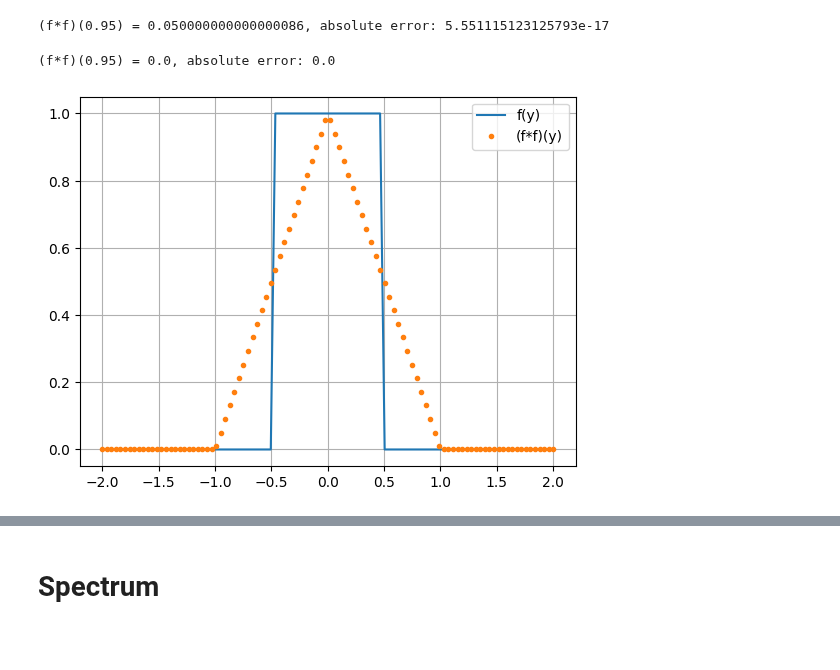
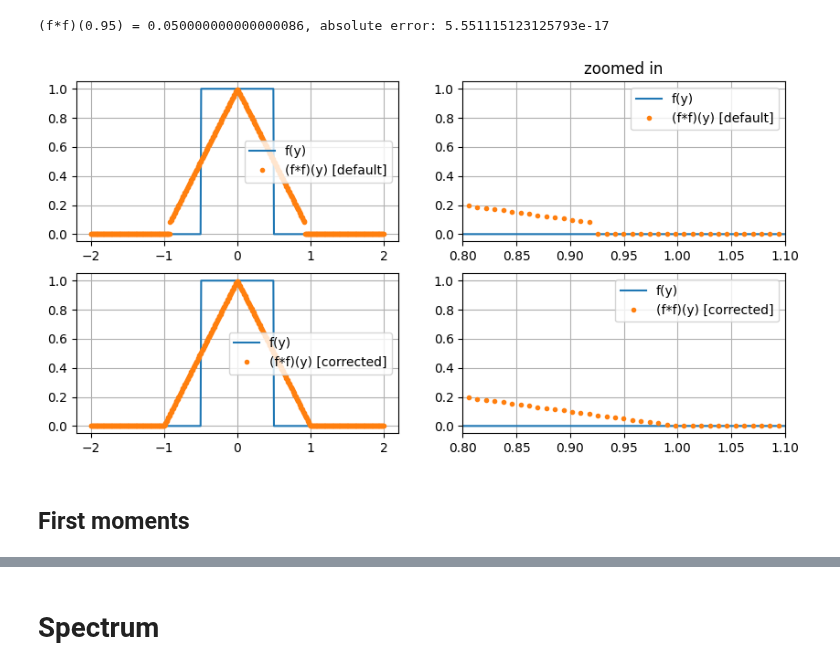
Before and after one commit to grzanka/microdosimetric_spectra_folding, a Jupyter notebook: notebooks/0.2-convolutions-numerical.ipynb, the cells around one changed output, grey strips where cells are left out. Drawn from its saved outputs; the diff is of its cells as text; code cells hidden in the pictures; blank space fills up the shorter version.

```diff
--- a/notebooks/0.2-convolutions-numerical.ipynb
+++ b/notebooks/0.2-convolutions-numerical.ipynb
@@ -80,13 +81,13 @@ step_function_args = (1,-0.5,0.5,0)
 # plotting limits
 y_values = np.linspace(start=-2, stop=2, num=500)
 # lets try default integration settings, meaning indefinite integral (from -inf to inf)
-convolution_values = np.array([convolution(step_function)(y=y, integrand_args=step_function_args)[0] for y in y_values])
+convolution_values_default = np.array([convolution(step_function)(y=y, integrand_args=step_function_args)[0] for y in y_values])
 
 #plotting
 fig, ax = plt.subplots(nrows=1, ncols=2, figsize=(10,5))
 for a in ax:
     a.plot(y_values, step_functions(y_values, *step_function_args), label="f(y)")
-    a.plot(y_values, convolution_values, '.', label="(f*f)(y)")
+    a.plot(y_values, convolution_values_default, '.', label="(f*f)(y)")
     a.grid()
     a.legend();
 ax[1].set_xlim([0.8,1.1]);
@@ -128,55 +133,40 @@ c, abserr = convolution(
 print(f"(f*f)({y}) = {c}, absolute error: {abserr}")
 # %% [output]
 (f*f)(0.95) = 0.050000000000000086, absolute error: 5.551115123125793e-17
-# %%
-# to get correct value we add several modifications to the integration routine
-#  - we adjust the integration limits to twice the expected domain
-#  - we add more integration nodes to cover the expected domain
-#  - we increase the limit of integration steps from default 50 to 2000
-#  - we replace out-of-the-domain value from default zero to lowest possible floating number (sys.float_info.min = ~2e-308)
-y = 0.95
-
-# replace zero with sys.float_info.min
-# step_function_args = (1,-0.5,0.5,sys.float_info.min)
-step_function_args = (1,-0.5,0.5,0)
-
-# add more points to the integral covering the expected domain
-expected_conv_domain = (-1,1)
-#integral_kwargs = {'limit': 2000, 'points': np.linspace(*expected_conv_domain,100)}
-integral_kwargs = {'limit': 2000, 'points': np.linspace(*expected_conv_domain,100)}
-# integral_kwargs = {}
-
-# integrate the step function over explicit domain
-convolution_integration_limits = (2*expected_conv_domain[0], 2*expected_conv_domain[1])
-
-c, abserr = convolution(
-    step_function,
-    lower_limit=convolution_integration_limits[0],
-    upper_limit=convolution_integration_limits[1],
-    kwargs=integral_kwargs)(y=y, integrand_args=step_function_args)
-print(f"(f*f)({y}) = {c}, absolute error: {abserr}")
-# %% [output]
-(f*f)(0.95) = 0.0, absolute error: 0.0
 # %%
 # plotting limits
-y_values = np.linspace(start=-2, stop=2, num=100)
-# tricks needed to make the integral converge
-step_function_args = (1,-0.5,0.5,sys.float_info.min)
+y_values = np.linspace(start=-2, stop=2, num=500)
+
+# definition of the step function
+step_function_args = (1,-0.5,0.5,0)
+
+# add more points to the integral covering the expected domain
 expected_conv_domain = (-1,1)
-convolution_integration_limits = (-100,100)
 integral_kwargs = {'limit': 2000, 'points': np.linspace(*expected_conv_domain,100)}
-convolution_values = np.array([convolution(
-    step_function,
+
+# integrate the step function over explicit domain
+convolution_integration_limits = (2*expected_conv_domain[0], 2*expected_conv_domain[1])
+
+convolution_values_corrected = np.array([convolution(step_function,
     lower_limit=convolution_integration_limits[0],
     upper_limit=convolution_integration_limits[1],
     kwargs=integral_kwargs)(y=y, integrand_args=step_function_args)[0] for y in y_values])
 
 #plotting
-fig, ax = plt.subplots()
-ax.plot(y_values, step_functions(y_values, *step_function_args), label="f(y)")
-ax.plot(y_values, convolution_values, '.', label="(f*f)(y)")
-ax.grid();
-ax.legend();
+fig, ax = plt.subplots(nrows=2, ncols=2, figsize=(10,5))
+for a in ax.flatten():
+    a.plot(y_values, step_functions(y_values, *step_function_args), label="f(y)")
+for a in ax.T:
+    a[0].plot(y_values, convolution_values_default, '.', label="(f*f)(y) [default]")
+    a[1].plot(y_values, convolution_values_corrected, '.', label="(f*f)(y) [corrected]")
+for a in ax:
+    a[1].set_xlim([0.8,1.1]);
+for a in ax.flatten():
+    a.grid()
+    a.legend();
+ax[0][1].set_title("zoomed in");
 # %% [output]
-[figure, old version]
+[figure, new version]
+# %% [markdown]
+## First moments
 # %%
```
Also changed, not shown: parts of 35 cells of this notebook, 5 other files.
